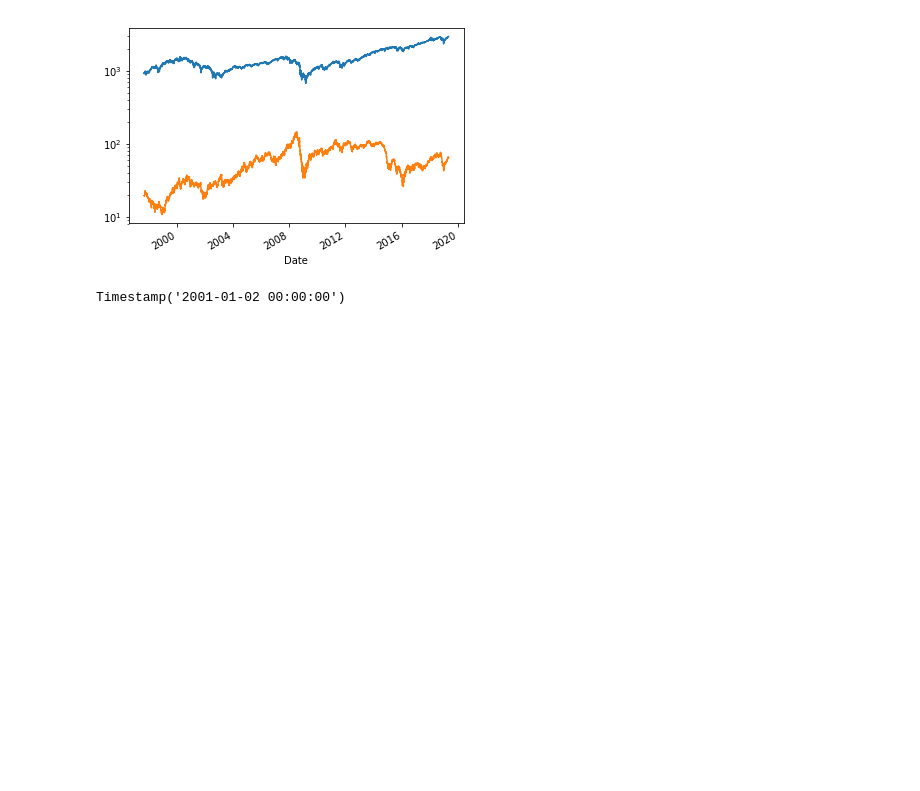
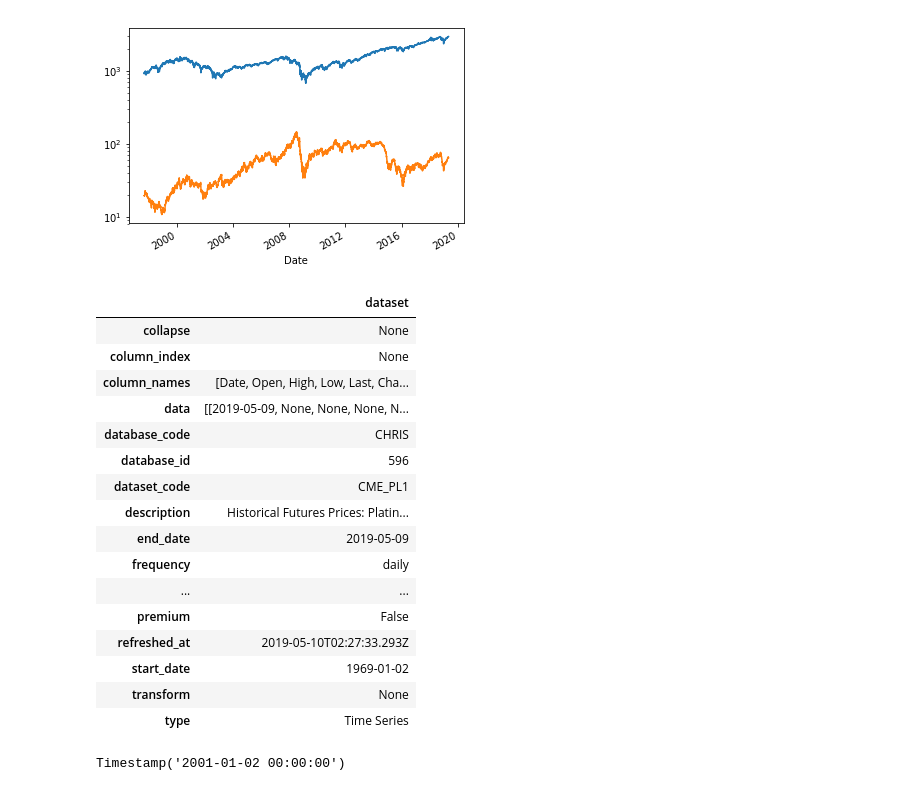
Before and after one commit to brownal05/globaltrade, a Jupyter notebook: alex/quandl.ipynb, the cells around one changed output. Cells and saved outputs as stored; diff of their text form; code cells hidden in the pictures; blank space fills up the shorter version.

Commit message:
data clense

```diff
--- a/alex/quandl.ipynb
+++ b/alex/quandl.ipynb
@@ -136,6 +155,28 @@ cl_close.plot()
 plt.yscale('log')
 # %% [output]
 [figure]
+# %%
+get_data = requests.get(f"https://www.quandl.com/api/v3/datasets/CHRIS/CME_PL1?api_key=UsfRGqgPwyUD52rUKrRu").json()
+# %%
+pd.DataFrame(get_data)
+# %% [output]
+|  | dataset |
+| collapse | None |
+| column_index | None |
+| column_names | [Date, Open, High, Low, Last, Cha... |
+| data | [[2019-05-09, None, None, None, N... |
+| database_code | CHRIS |
+| database_id | 596 |
+| dataset_code | CME_PL1 |
+| description | Historical Futures Prices: Platin... |
+| end_date | 2019-05-09 |
+| frequency | daily |
+| ... | ... |
+| premium | False |
+| refreshed_at | 2019-05-10T02:27:33.293Z |
+| start_date | 1969-01-02 |
+| transform | None |
+| type | Time Series |
 # %%
 cl_close = data.Settle
 # %%
```
Also changed, not shown: parts of 1 cell of this notebook, 4 other files.
